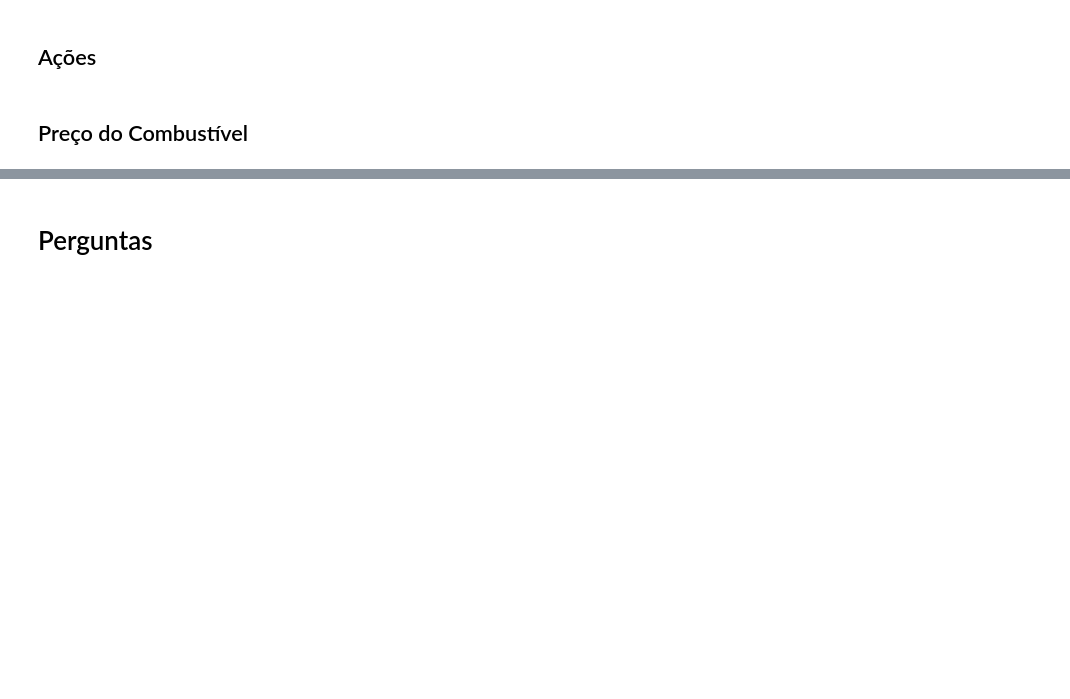
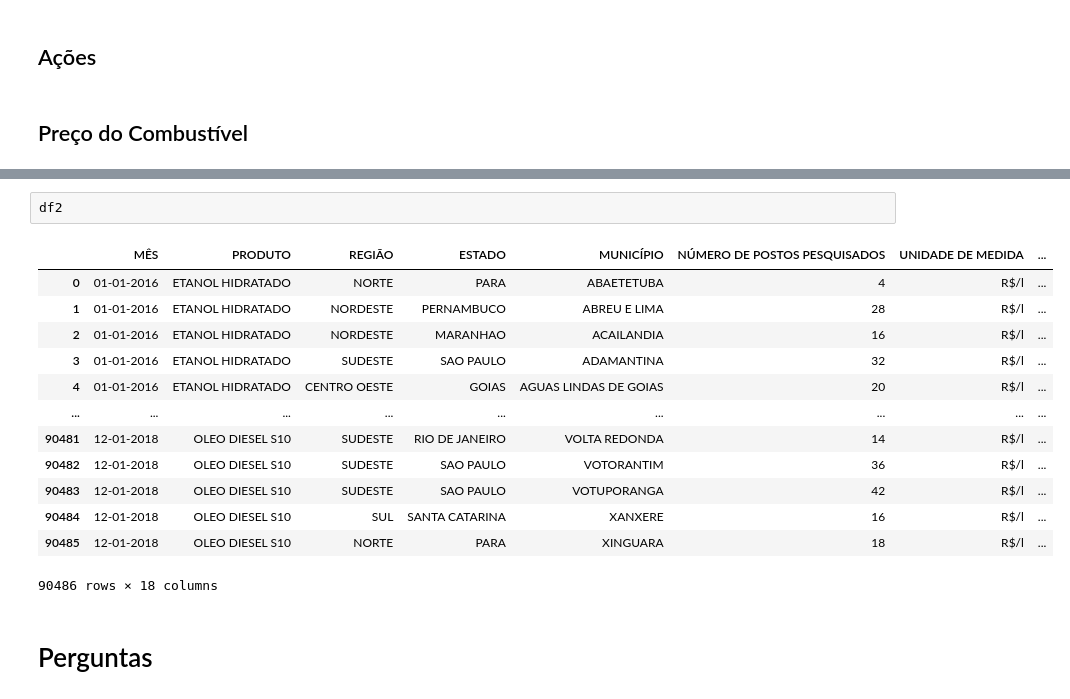
Before and after one commit to DjallenDias/IDSProject, a Jupyter notebook: relatorio.ipynb, the cells around one changed output, grey strips where cells are left out. Drawn from its saved outputs; the diff is of its cells as text; blank space fills up the shorter version.

```diff
--- a/relatorio.ipynb
+++ b/relatorio.ipynb
@@ -155,3 +179,19 @@ trat_dadosIpca.head(20)
+# %%
+df2
+# %% [output]
+|  | MÊS | PRODUTO | REGIÃO | ESTADO | MUNICÍPIO | NÚMERO DE POSTOS PESQUISADOS | UNIDADE DE MEDIDA | ... |
+| 0 | 01-01-2016 | ETANOL HIDRATADO | NORTE | PARA | ABAETETUBA | 4 | R$/l | ... |
+| 1 | 01-01-2016 | ETANOL HIDRATADO | NORDESTE | PERNAMBUCO | ABREU E LIMA | 28 | R$/l | ... |
+| 2 | 01-01-2016 | ETANOL HIDRATADO | NORDESTE | MARANHAO | ACAILANDIA | 16 | R$/l | ... |
+| 3 | 01-01-2016 | ETANOL HIDRATADO | SUDESTE | SAO PAULO | ADAMANTINA | 32 | R$/l | ... |
+| 4 | 01-01-2016 | ETANOL HIDRATADO | CENTRO OESTE | GOIAS | AGUAS LINDAS DE GOIAS | 20 | R$/l | ... |
+| ... | ... | ... | ... | ... | ... | ... | ... | ... |
+| 90481 | 12-01-2018 | OLEO DIESEL S10 | SUDESTE | RIO DE JANEIRO | VOLTA REDONDA | 14 | R$/l | ... |
+| 90482 | 12-01-2018 | OLEO DIESEL S10 | SUDESTE | SAO PAULO | VOTORANTIM | 36 | R$/l | ... |
+| 90483 | 12-01-2018 | OLEO DIESEL S10 | SUDESTE | SAO PAULO | VOTUPORANGA | 42 | R$/l | ... |
+| 90484 | 12-01-2018 | OLEO DIESEL S10 | SUL | SANTA CATARINA | XANXERE | 16 | R$/l | ... |
+| 90485 | 12-01-2018 | OLEO DIESEL S10 | NORTE | PARA | XINGUARA | 18 | R$/l | ... |
+90486 rows × 18 columns
 # %% [markdown]
 # Perguntas
 # %% [markdown]
```
Also changed, not shown: parts of 4 cells of this notebook.
